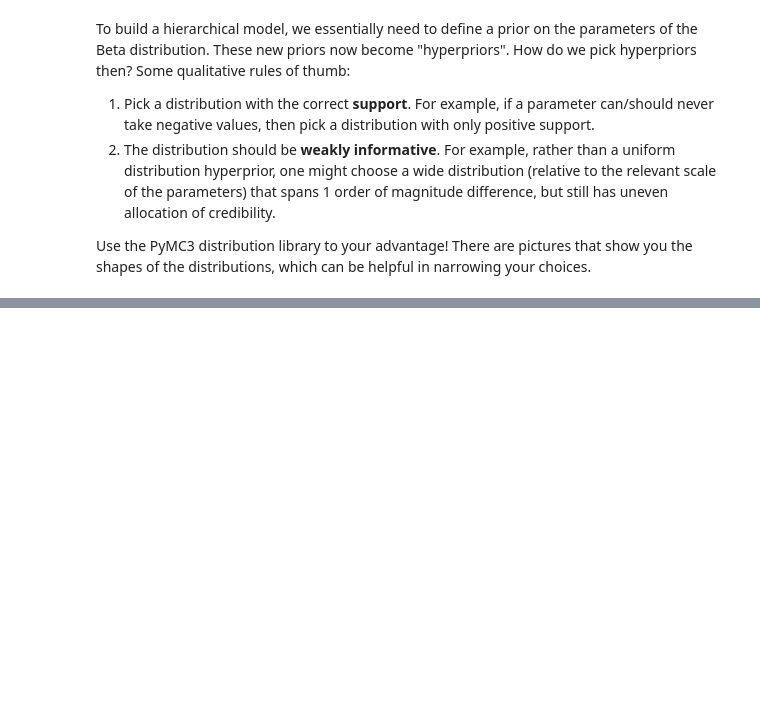
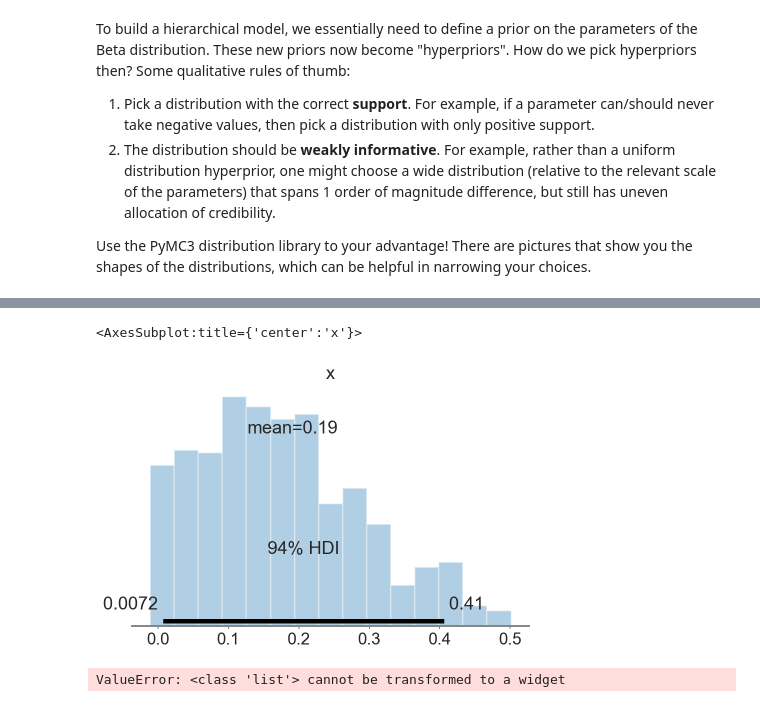
Before and after one commit to vanitoz/Calculating_Conversion_Rates-PyMC3-, a Jupyter notebook: notebook_1.ipynb, the cells around one changed output, grey strips where cells are left out. Saved outputs shown, nothing was run; the diff lists cells and outputs as text; code cells hidden in the pictures; blank space fills up the shorter version.

Commit message:
hierarchical model

```diff
--- a/notebook_1.ipynb
+++ b/notebook_1.ipynb
@@ -178,14 +179,3 @@ To build a hierarchical model, we essentially need to define a prior on the para
 1. The distribution should be **weakly informative**. For example, rather than a uniform distribution hyperprior, one might choose a wide distribution (relative to the relevant scale of the parameters) that spans 1 order of magnitude difference, but still has uneven allocation of credibility.
 
 Use the PyMC3 distribution library to your advantage! There are pictures that show you the shapes of the distributions, which can be helpful in narrowing your choices.
-# %%
-with pm.Model() as hierarchical_model:
-    a_prior = pm.Exponential("a_prior", lam=2.)
-    b_prior = pm.Exponential("b_prior", lam=10.)
-
-    conver_rate = pm.Beta("conver_rate", alpha=a_prior, beta=b_prior, shape=(len(channel_1+channel_2)))
-
-    like = pm.Binomial("like", p=conver_rate,
-                       n=len(channel_1+channel_2),
-                       observed = len([x for x in channel_1+channel_2 if x ==1])
-                      )
@@ -205,0 +184,14 @@ az.plot_posterior(plausible_values['conver_rate']);
+# %%
+l = np.arange(40, 800)
+random.shuffle(l)
+
+conv_numbers = []
+for n in l:
+    i = np.random.randint(2,5)
+    conv_number = np.random.randint(5, n/i)
+    conv_numbers.append(conv_number)
+
+chanels = pd.read_csv("channels.csv").playerID.iloc[0:760].values
+data = pd.DataFrame(zip(l,conv_numbers,chanels), columns=['n_appearance','n_conversion','channel_name'])
+data = data.set_index('channel_name')
+data['channel_id_enc'] = np.arange(0,760)
@@ -205,0 +208,13 @@ az.plot_posterior(plausible_values['conver_rate']);
+# %%
+with pm.Model() as hierarchical_channels:
+    a_prior = pm.Exponential("a_prior", lam=2.)
+    b_prior = pm.Exponential("b_prior", lam=10.)
+
+    conversion = pm.Beta("conversion", alpha=a_prior, beta=b_prior, shape=(len(data)))
+
+    like = pm.Binomial("like", p=conversion, n=data['n_appearance'], observed = data['n_conversion'])
+
+    #pps = pm.Deterministic("pps", p / data['salary'])
+# %%
+with hierarchical_channels:
+    trace_hierarchical = pm.sample(2000)
@@ -205,0 +228,5 @@ az.plot_posterior(plausible_values['conver_rate']);
+# %%
+az.plot_posterior(trace_hierarchical['conversion'][1], kind = 'hist')
+# %% [output]
+<AxesSubplot:title={'center':'x'}>
+[figure, added]
@@ -205,0 +253,16 @@ az.plot_posterior(plausible_values['conver_rate']);
+# %%
+def scrub_posterior(channels_encs: list, metric: str, trace):
+    fig, ax = plt.subplots()
+    #for enc in player_encs:
+    #    x, y = ECDF(trace[metric][:, enc])
+    #    ax.plot(x, y, label=playerid_inverse[enc])
+    #ax.legend()
+    #ax.set_xlabel("p per salary")
+    #ax.set_ylabel('cumulative probability')
+
+    sns.despine()
+
+
+interact(scrub_posterior, channel_encs=channel_select, metric=metric_select, trace=fixed(trace_hierarchical));
+# %% [output]
+ValueError: <class 'list'> cannot be transformed to a widget
```
Also changed, not shown: parts of 18 cells of this notebook, 1 other file.
